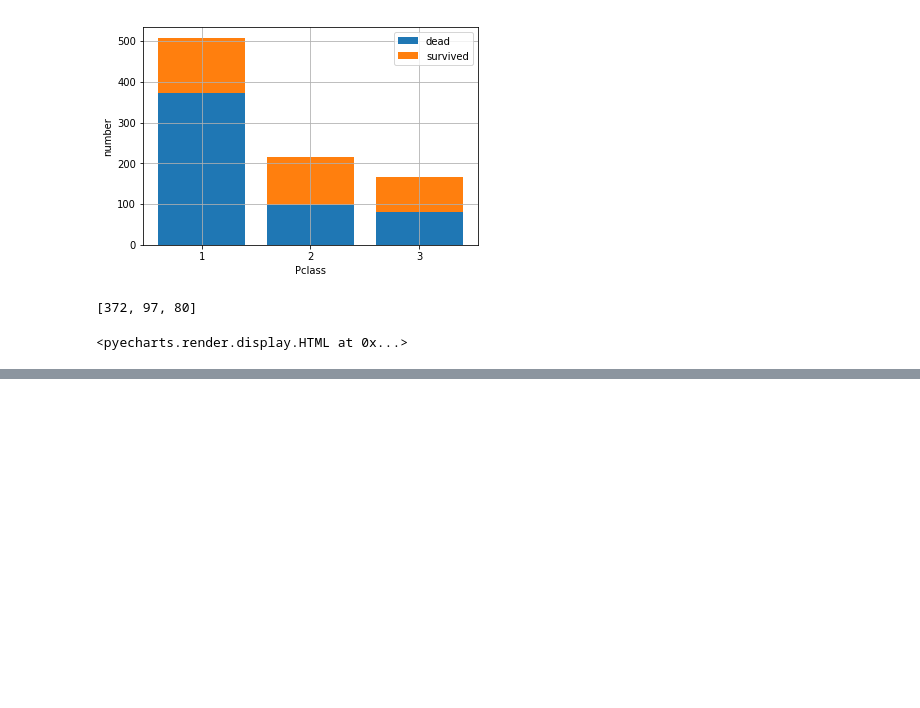
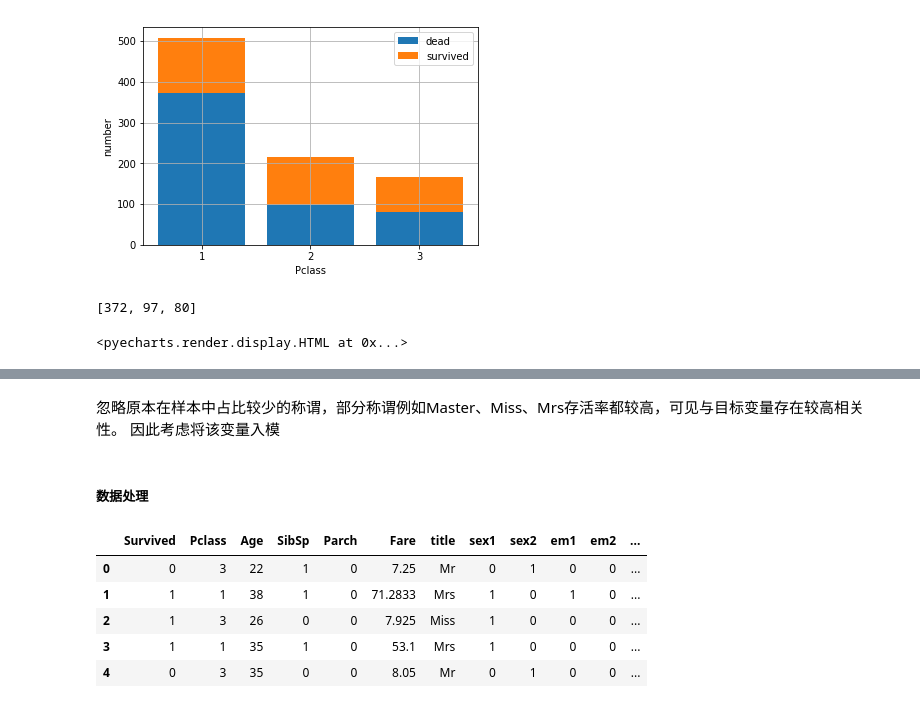
Before and after one commit to zhijun-fu/kaggle_practice, a Jupyter notebook: titanic.ipynb, the cells around one changed output, grey strips where cells are left out. Cells and saved outputs as stored; diff of their text form; code cells hidden in the pictures; blank space fills up the shorter version.

```diff
--- a/titanic.ipynb
+++ b/titanic.ipynb
@@ -163,0 +729,29 @@ bar.render_notebook()
+# %% [markdown]
+忽略原本在样本中占比较少的称谓，部分称谓例如Master、Miss、Mrs存活率都较高，可见与目标变量存在较高相关性。
+因此考虑将该变量入模
+# %% [markdown]
+##### 数据处理
+# %%
+df.drop(['Name','Ticket','PassengerId','Cabin'], axis=1, inplace=True)
+df.Embarked.fillna('S', inplace=True)
+from sklearn.preprocessing import OneHotEncoder
+a = df[['Sex', 'Embarked']]
+ohe = OneHotEncoder()
+ohe.fit(a.head(20))
+# b = ohe.transform(a).toarray()
+b = ohe.fit_transform(a).toarray()
+# b.shape
+c = df.drop(['Sex', 'Embarked'], axis=1)
+# print(c.head())
+d = np.concatenate((np.array(c), b), axis=1)
+d.shape
+col = ['Survived', 'Pclass', 'Age', 'SibSp', 'Parch', 'Fare','title', 'sex1', 'sex2', 'em1', 'em2', 'em3']
+data_all = pd.DataFrame(d, columns=col)
+data_all.head()
+# %% [output]
+|  | Survived | Pclass | Age | SibSp | Parch | Fare | title | sex1 | sex2 | em1 | em2 | ... |
+| 0 | 0 | 3 | 22 | 1 | 0 | 7.25 | Mr | 0 | 1 | 0 | 0 | ... |
+| 1 | 1 | 1 | 38 | 1 | 0 | 71.2833 | Mrs | 1 | 0 | 1 | 0 | ... |
+| 2 | 1 | 3 | 26 | 0 | 0 | 7.925 | Miss | 1 | 0 | 0 | 0 | ... |
+| 3 | 1 | 1 | 35 | 1 | 0 | 53.1 | Mrs | 1 | 0 | 0 | 0 | ... |
+| 4 | 0 | 3 | 35 | 0 | 0 | 8.05 | Mr | 0 | 1 | 0 | 0 | ... |
```
Also changed, not shown: parts of 102 cells of this notebook.
